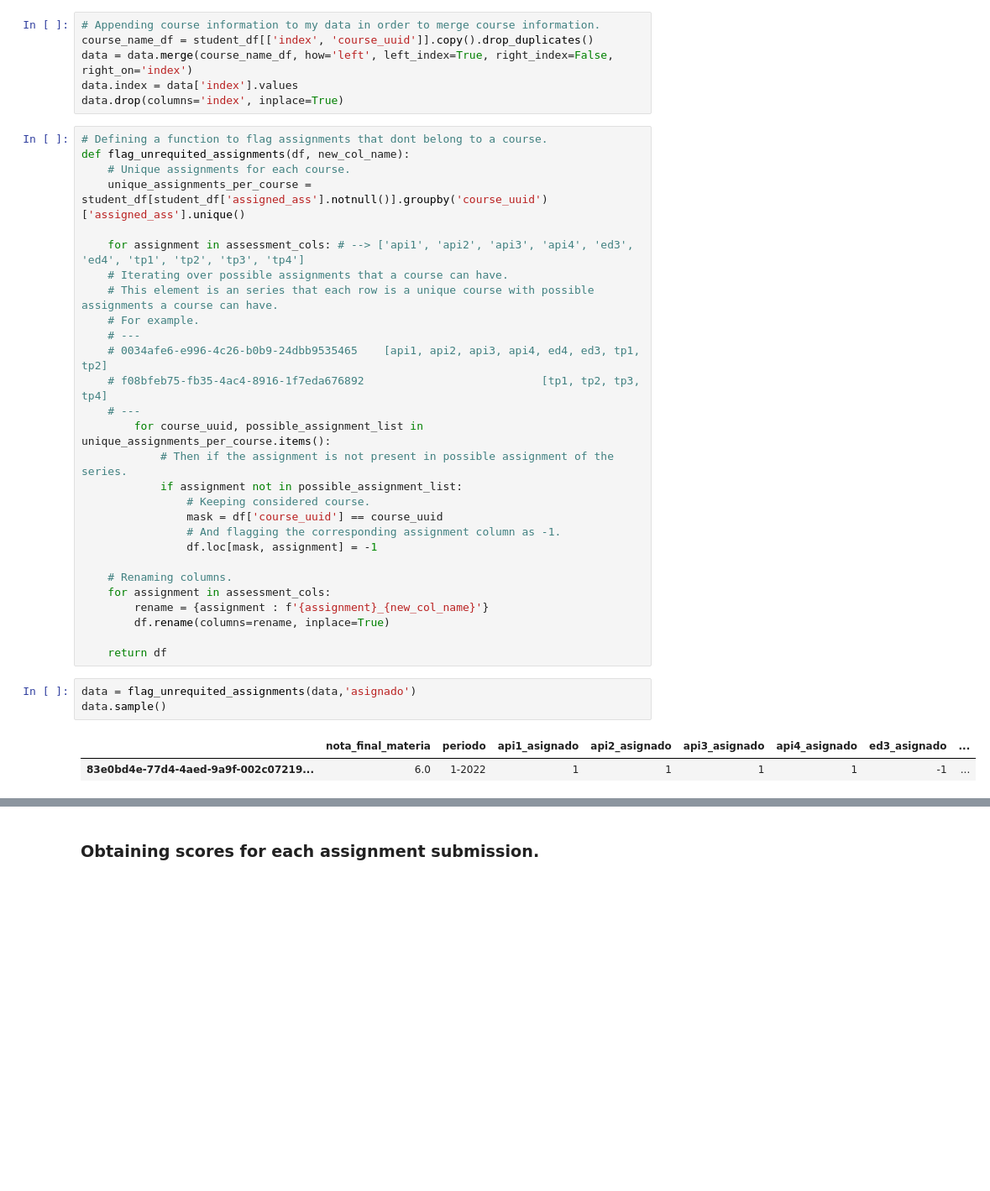
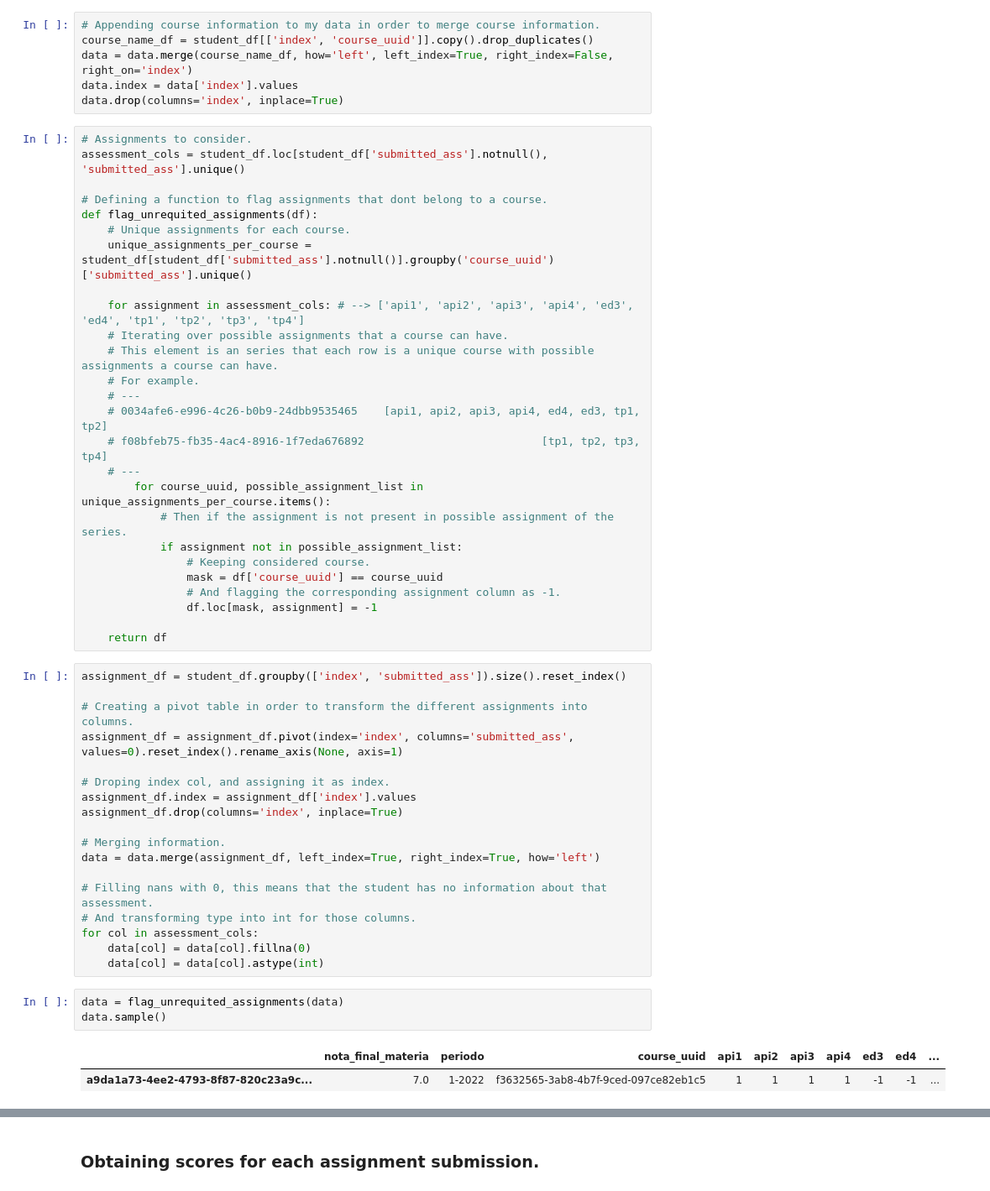
Before and after one commit to bautidea/course_approve_detection, a Jupyter notebook: notebok.ipynb, the cells around one changed output, grey strips where cells are left out. Shown at 84% size. Drawn from its saved outputs; the diff is of its cells as text; blank space fills up the shorter version.

Commit message:
Dropped assigned assignments considerations, and finished wrangling.

```diff
--- a/notebok.ipynb
+++ b/notebok.ipynb
@@ -466,10 +440,13 @@ data = data.merge(course_name_df, how='left', left_index=True, right_index=False
 data.index = data['index'].values
 data.drop(columns='index', inplace=True)
 # %%
+# Assignments to consider.
+assessment_cols = student_df.loc[student_df['submitted_ass'].notnull(), 'submitted_ass'].unique()
+
 # Defining a function to flag assignments that dont belong to a course.
-def flag_unrequited_assignments(df, new_col_name):
+def flag_unrequited_assignments(df):
     # Unique assignments for each course.
-    unique_assignments_per_course = student_df[student_df['assigned_ass'].notnull()].groupby('course_uuid')['assigned_ass'].unique()
+    unique_assignments_per_course = student_df[student_df['submitted_ass'].notnull()].groupby('course_uuid')['submitted_ass'].unique()
 
     for assignment in assessment_cols: # --> ['api1', 'api2', 'api3', 'api4', 'ed3', 'ed4', 'tp1', 'tp2', 'tp3', 'tp4']
     # Iterating over possible assignments that a course can have.
@@ -487,15 +464,28 @@ def flag_unrequited_assignments(df, new_col_name):
                 # And flagging the corresponding assignment column as -1.
                 df.loc[mask, assignment] = -1
 
-    # Renaming columns.
-    for assignment in assessment_cols:
-        rename = {assignment : f'{assignment}_{new_col_name}'}
-        df.rename(columns=rename, inplace=True)
-
     return df
+# %%
+assignment_df = student_df.groupby(['index', 'submitted_ass']).size().reset_index()
+
+# Creating a pivot table in order to transform the different assignments into columns.
+assignment_df = assignment_df.pivot(index='index', columns='submitted_ass', values=0).reset_index().rename_axis(None, axis=1)
+
+# Droping index col, and assigning it as index.
+assignment_df.index = assignment_df['index'].values
+assignment_df.drop(columns='index', inplace=True)
+
+# Merging information.
+data = data.merge(assignment_df, left_index=True, right_index=True, how='left')
+
+# Filling nans with 0, this means that the student has no information about that assessment.
+# And transforming type into int for those columns.
+for col in assessment_cols:
+    data[col] = data[col].fillna(0)
+    data[col] = data[col].astype(int)
 # %%
-data = flag_unrequited_assignments(data,'asignado')
+data = flag_unrequited_assignments(data)
 data.sample()
 # %% [output]
-|  | nota_final_materia | periodo | api1_asignado | api2_asignado | api3_asignado | api4_asignado | ed3_asignado | ... |
-| 83e0bd4e-77d4-4aed-9a9f-002c07219... | 6.0 | 1-2022 | 1 | 1 | 1 | 1 | -1 | ... |
+|  | nota_final_materia | periodo | course_uuid | api1 | api2 | api3 | api4 | ed3 | ed4 | ... |
+| a9da1a73-4ee2-4793-8f87-820c23a9c... | 7.0 | 1-2022 | f3632565-3ab8-4b7f-9ced-097ce82eb1c5 | 1 | 1 | 1 | 1 | -1 | -1 | ... |
```
Also changed, not shown: parts of 25 cells of this notebook.
